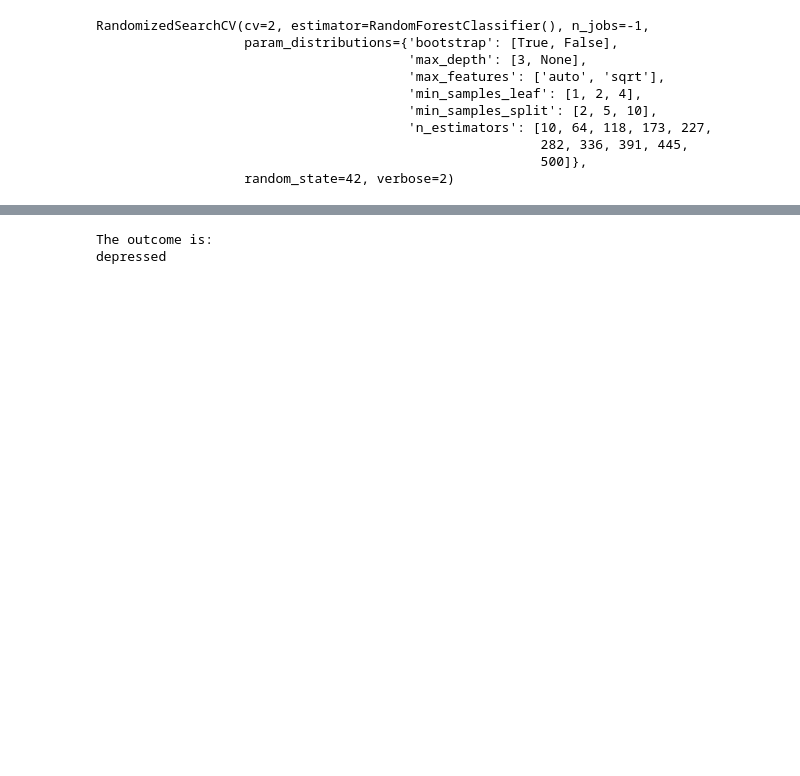
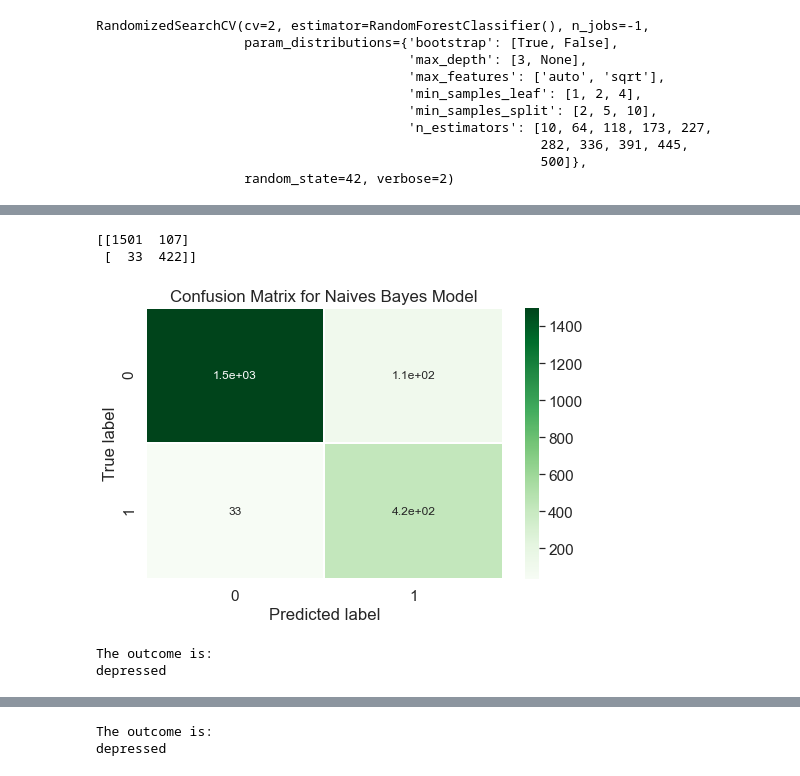
Before and after one commit to sumanta-barman/TechLabs_medicine, a Jupyter notebook: Depression_prediction_tweets.ipynb, the cells around one changed output, grey strips where cells are left out. Saved outputs shown, nothing was run; the diff lists cells and outputs as text; code cells hidden in the pictures; blank space fills up the shorter version.

```diff
--- a/Depression_prediction_tweets.ipynb
+++ b/Depression_prediction_tweets.ipynb
@@ -209,0 +274,10 @@ RandomizedSearchCV(cv=2, estimator=RandomForestClassifier(), n_jobs=-1,
+# %%
+#Naives Bayes Classifier
+from sklearn.metrics import classification_report
+from sklearn.naive_bayes import GaussianNB
+model_nb= GaussianNB() #get instance of model
+fit_nb = model_nb.fit(X_train, y_train) #train or fit model
+y_pred_nb=model_nb.predict(X_test) #get y predictons
+print(classification_report(y_test, y_pred_nb)) #output accuracy or Classification report
+print("Accuracy of the model is: ")
+print(accuracy_score(y_test, y_pred_nb))  #Accuracy score
@@ -209,0 +296,26 @@ RandomizedSearchCV(cv=2, estimator=RandomForestClassifier(), n_jobs=-1,
+# %%
+from sklearn.metrics import confusion_matrix, accuracy_score
+cm_nb = confusion_matrix(y_test, y_pred_nb)
+print(cm_nb)
+accuracy_score(y_test, y_pred_nb)
+
+from mlxtend.plotting import plot_confusion_matrix
+plt.figure(figsize=(8,5))
+sns.set(font_scale=1.4)
+sns.heatmap(cm_nb, annot=True, annot_kws={'size':12},
+            cmap=plt.cm.Greens, linewidths=0.2)
+plt.xlabel('Predicted label')
+plt.ylabel('True label')
+plt.title('Confusion Matrix for Naives Bayes Model')
+plt.show()
+# %% [output]
+[[1501  107]
+ [  33  422]]
+[figure, added]
+# %%
+words = np.array(['not depressed', 'depressed'])
+print("The outcome is: ")
+print(words[fit_nb.predict([bert_model.encode("I can't sleep I can't eat properly I'm always sad. I want to dieWelcome to depression")])].squeeze())
+# %% [output]
+The outcome is:
+depressed
```
Also changed, not shown: parts of 25 cells of this notebook, 2 other files.
